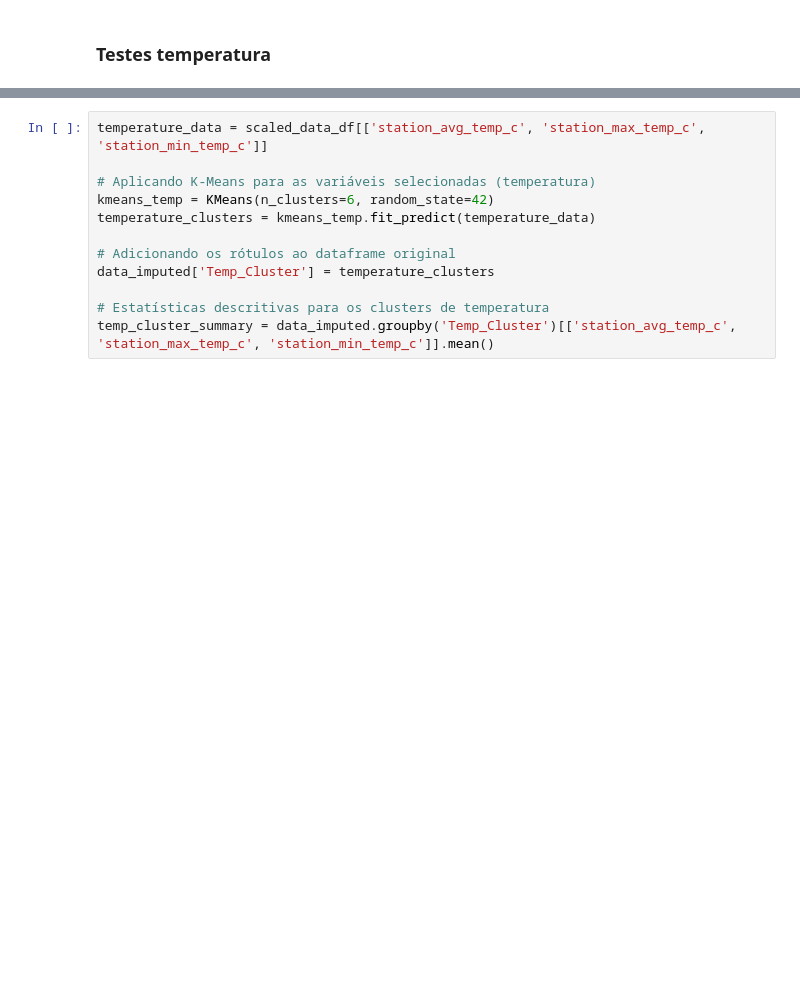
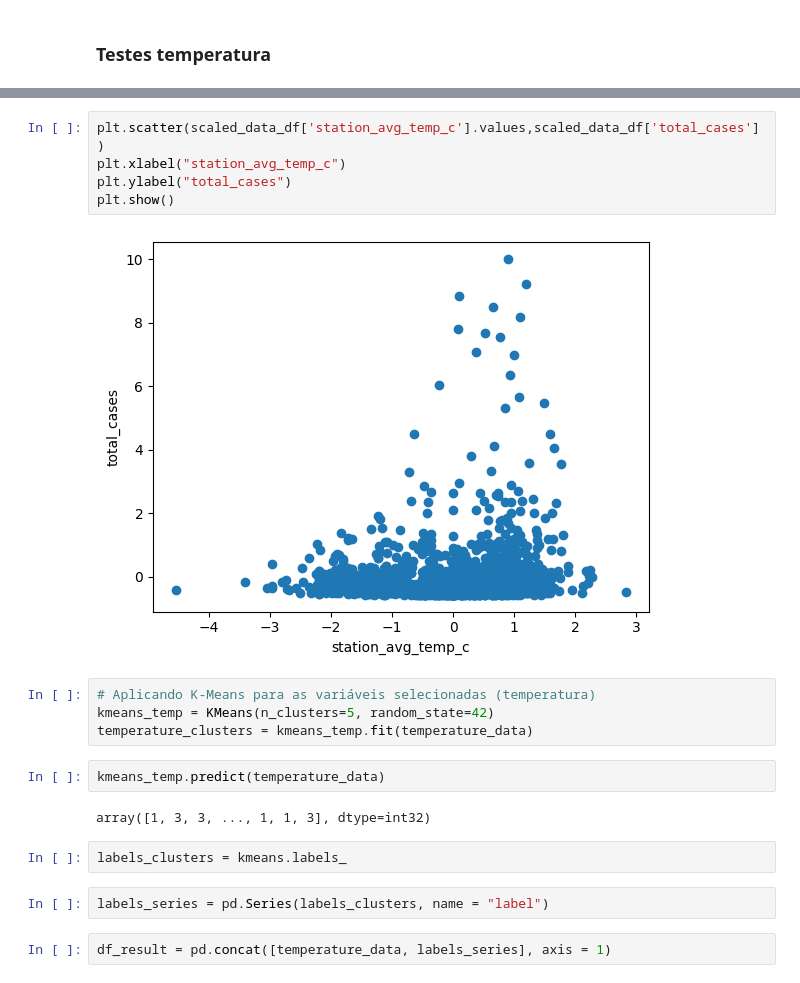
Before and after one commit to zibia-cunha/DengAI_Predicting_MachineLearnII, a Jupyter notebook: dengAI_project.ipynb, the cells around one changed output, grey strips where cells are left out. Cells and saved outputs as stored; diff of their text form; blank space fills up the shorter version.

```diff
--- a/dengAI_project.ipynb
+++ b/dengAI_project.ipynb
@@ -134,12 +137,21 @@ plt.show()
+# %%
+plt.scatter(scaled_data_df['station_avg_temp_c'].values,scaled_data_df['total_cases'])
+plt.xlabel("station_avg_temp_c")
+plt.ylabel("total_cases")
+plt.show()
+# %% [output]
+[figure, added]
 # %%
-temperature_data = scaled_data_df[['station_avg_temp_c', 'station_max_temp_c', 'station_min_temp_c']]
-
 # Aplicando K-Means para as variáveis selecionadas (temperatura)
-kmeans_temp = KMeans(n_clusters=6, random_state=42)
-temperature_clusters = kmeans_temp.fit_predict(temperature_data)
-
-# Adicionando os rótulos ao dataframe original
-data_imputed['Temp_Cluster'] = temperature_clusters
-
-# Estatísticas descritivas para os clusters de temperatura
-temp_cluster_summary = data_imputed.groupby('Temp_Cluster')[['station_avg_temp_c', 'station_max_temp_c', 'station_min_temp_c']].mean()
+kmeans_temp = KMeans(n_clusters=5, random_state=42)
+temperature_clusters = kmeans_temp.fit(temperature_data)
+# %%
+kmeans_temp.predict(temperature_data)
+# %% [output]
+array([1, 3, 3, ..., 1, 1, 3], dtype=int32)
+# %%
+labels_clusters = kmeans.labels_
+# %%
+labels_series = pd.Series(labels_clusters, name = "label")
+# %%
+df_result = pd.concat([temperature_data, labels_series], axis = 1)
```
Also changed, not shown: parts of 7 cells of this notebook.
